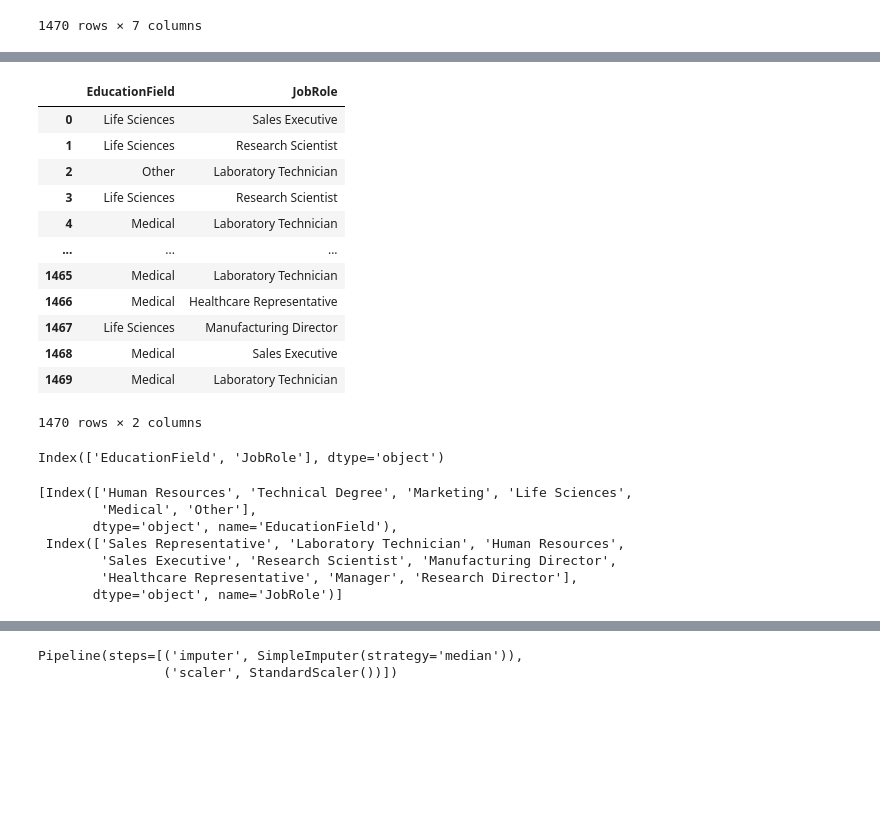
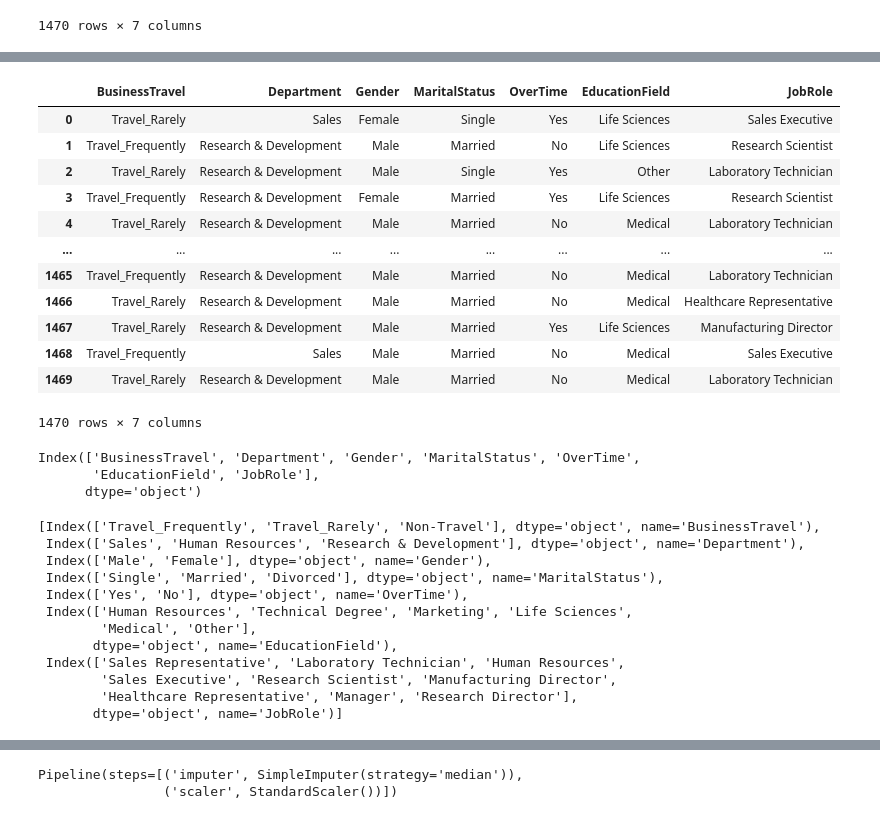
Before and after one commit to Infant-Joshva/Project_3-Employee_Attrition_Analysis_and_Prediction, a Jupyter notebook: notebooks/ML_Model_Selection.ipynb, the cells around one changed output, grey strips where cells are left out. Cells and saved outputs as stored; diff of their text form; code cells hidden in the pictures; blank space fills up the shorter version.

```diff
--- a/notebooks/ML_Model_Selection.ipynb
+++ b/notebooks/ML_Model_Selection.ipynb
@@ -135,27 +121,29 @@ cat_feature_OH
 # %%
 # Seperating Categorical features for Target Encoding
 
-cat_feature_TR = cat_feature[['EducationField','JobRole']].reset_index(drop=True)
+cat_feature_TR = cat_feature[['BusinessTravel','Department','Gender','MaritalStatus','OverTime','EducationField','JobRole']].reset_index(drop=True)
 cat_feature_TR
 # %% [output]
-|  | EducationField | JobRole |
-| 0 | Life Sciences | Sales Executive |
-| 1 | Life Sciences | Research Scientist |
-| 2 | Other | Laboratory Technician |
-| 3 | Life Sciences | Research Scientist |
-| 4 | Medical | Laboratory Technician |
-| ... | ... | ... |
-| 1465 | Medical | Laboratory Technician |
-| 1466 | Medical | Healthcare Representative |
-| 1467 | Life Sciences | Manufacturing Director |
-| 1468 | Medical | Sales Executive |
-| 1469 | Medical | Laboratory Technician |
+|  | BusinessTravel | Department | Gender | MaritalStatus | OverTime | EducationField | JobRole |
+| 0 | Travel_Rarely | Sales | Female | Single | Yes | Life Sciences | Sales Executive |
+| 1 | Travel_Frequently | Research & Development | Male | Married | No | Life Sciences | Research Scientist |
+| 2 | Travel_Rarely | Research & Development | Male | Single | Yes | Other | Laboratory Technician |
+| 3 | Travel_Frequently | Research & Development | Female | Married | Yes | Life Sciences | Research Scientist |
+| 4 | Travel_Rarely | Research & Development | Male | Married | No | Medical | Laboratory Technician |
+| ... | ... | ... | ... | ... | ... | ... | ... |
+| 1465 | Travel_Frequently | Research & Development | Male | Married | No | Medical | Laboratory Technician |
+| 1466 | Travel_Rarely | Research & Development | Male | Married | No | Medical | Healthcare Representative |
+| 1467 | Travel_Rarely | Research & Development | Male | Married | Yes | Life Sciences | Manufacturing Director |
+| 1468 | Travel_Frequently | Sales | Male | Married | No | Medical | Sales Executive |
+| 1469 | Travel_Rarely | Research & Development | Male | Married | No | Medical | Laboratory Technician |
-1470 rows × 2 columns
+1470 rows × 7 columns
 # %%
 cat_feature_TR_cols = cat_feature_TR.columns
 cat_feature_TR_cols
 # %% [output]
-Index(['EducationField', 'JobRole'], dtype='object')
+Index(['BusinessTravel', 'Department', 'Gender', 'MaritalStatus', 'OverTime',
+       'EducationField', 'JobRole'],
+      dtype='object')
 # %%
 # Loop through each categorical column
 
@@ -165,11 +153,11 @@ cat_feature_TR_cols_cross_list = []
 for col in cat_feature_TR_cols:
     crosstab = pd.crosstab(emp_df[col], emp_df['Attrition'])
 
-    # Ensure both 'Yes' and 'No' are present to avoid KeyErrors
-    if 'Yes' not in crosstab.columns:
-        crosstab['Yes'] = 0
-    if 'No' not in crosstab.columns:
-        crosstab['No'] = 0
+    # # Ensure both 'Yes' and 'No' are present to avoid KeyErrors
+    # if 'Yes' not in crosstab.columns:
+    #     crosstab['Yes'] = 0
+    # if 'No' not in crosstab.columns:
+    #     crosstab['No'] = 0
 
 
     # Compute the attrition ratio
@@ -181,7 +169,12 @@ for col in cat_feature_TR_cols:
 
 cat_feature_TR_cols_cross_list
 # %% [output]
-[Index(['Human Resources', 'Technical Degree', 'Marketing', 'Life Sciences',
+[Index(['Travel_Frequently', 'Travel_Rarely', 'Non-Travel'], dtype='object', name='BusinessTravel'),
+ Index(['Sales', 'Human Resources', 'Research & Development'], dtype='object', name='Department'),
+ Index(['Male', 'Female'], dtype='object', name='Gender'),
+ Index(['Single', 'Married', 'Divorced'], dtype='object', name='MaritalStatus'),
+ Index(['Yes', 'No'], dtype='object', name='OverTime'),
+ Index(['Human Resources', 'Technical Degree', 'Marketing', 'Life Sciences',
         'Medical', 'Other'],
        dtype='object', name='EducationField'),
  Index(['Sales Representative', 'Laboratory Technician', 'Human Resources',
```
Also changed, not shown: parts of 13 cells of this notebook.
